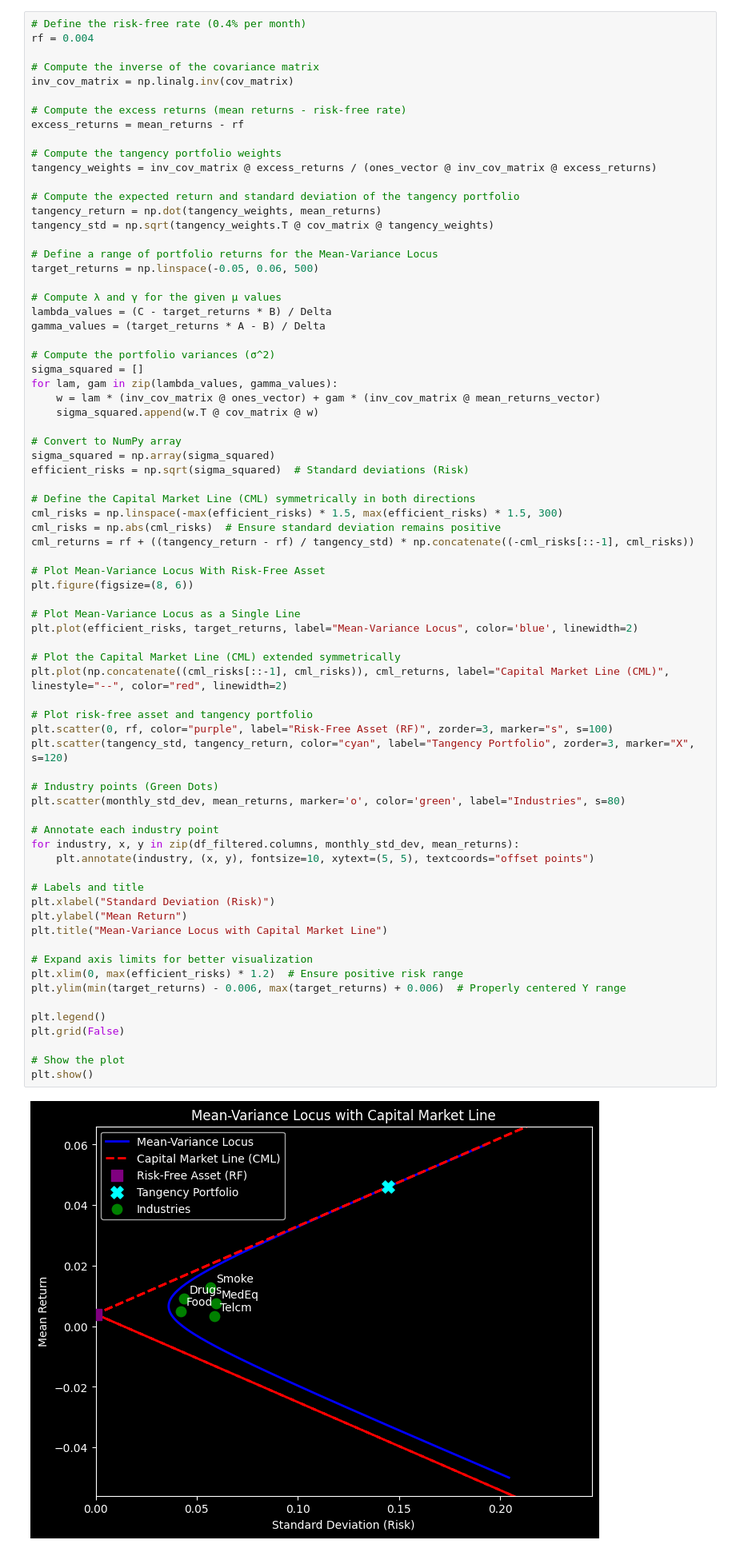
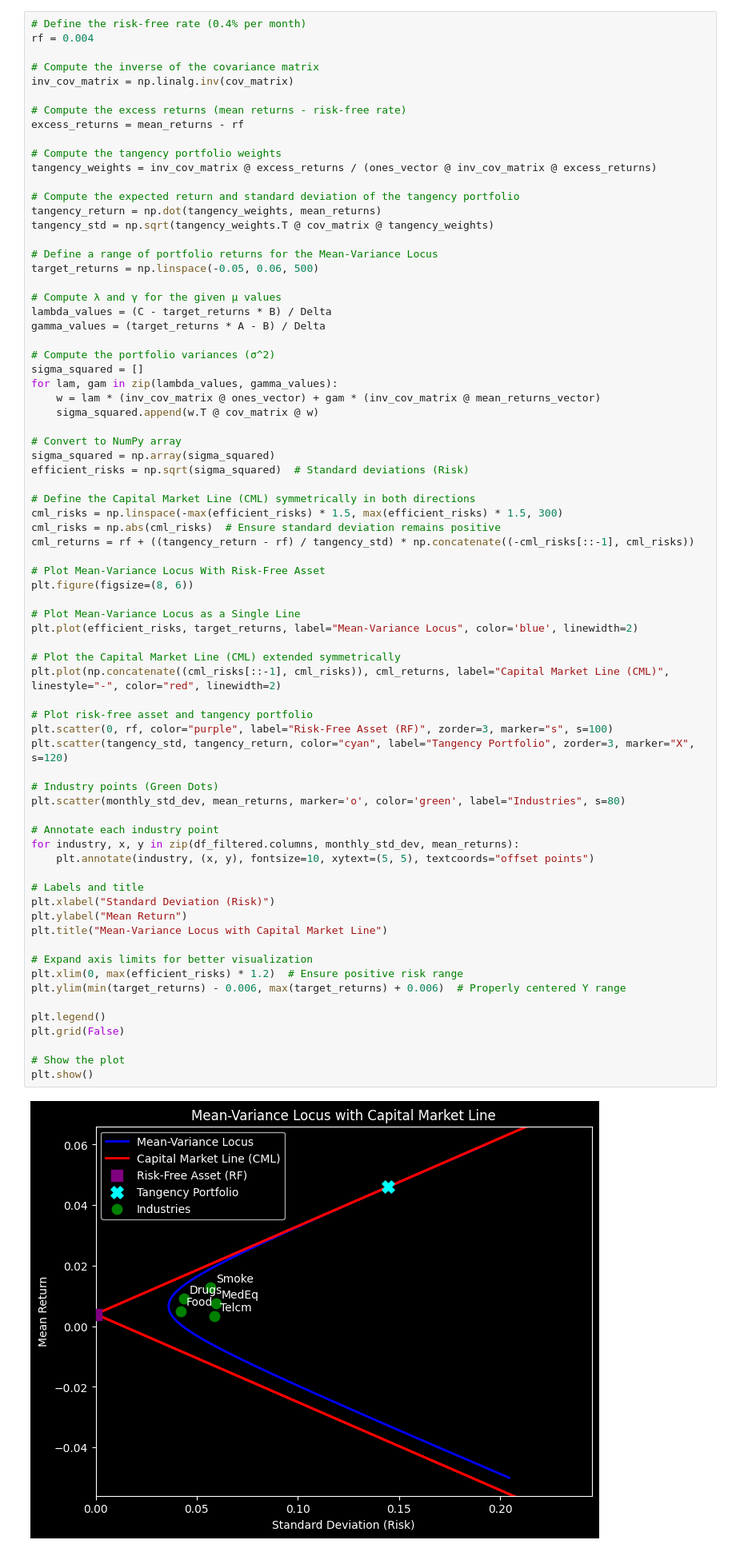
Before and after one commit to fangsitang/portfolio_management, a Jupyter notebook: Part A_Charles_Cleaned.ipynb, the cells around one changed output. Shown at 80% size. Drawn from its saved outputs; the diff is of its cells as text.

```diff
--- a/Part A_Charles_Cleaned.ipynb
+++ b/Part A_Charles_Cleaned.ipynb
@@ -167,35 +167,35 @@ plt.figure(figsize=(8, 6))
 plt.plot(efficient_risks, target_returns, label="Mean-Variance Locus", color='blue', linewidth=2)
 
 # Plot the Capital Market Line (CML) extended symmetrically
-plt.plot(np.concatenate((cml_risks[::-1], cml_risks)), cml_returns, label="Capital Market Line (CML)", linestyle="--", color="red", linewidth=2)
+plt.plot(np.concatenate((cml_risks[::-1], cml_risks)), cml_returns, label="Capital Market Line (CML)", linestyle="-", color="red", linewidth=2)
 
 # Plot risk-free asset and tangency portfolio
 plt.scatter(0, rf, color="purple", label="Risk-Free Asset (RF)", zorder=3, marker="s", s=100)
 plt.scatter(tangency_std, tangency_return, color="cyan", label="Tangency Portfolio", zorder=3, marker="X", s=120)
 
 # Industry points (Green Dots)
 plt.scatter(monthly_std_dev, mean_returns, marker='o', color='green', label="Industries", s=80)
 
 # Annotate each industry point
 for industry, x, y in zip(df_filtered.columns, monthly_std_dev, mean_returns):
     plt.annotate(industry, (x, y), fontsize=10, xytext=(5, 5), textcoords="offset points")
 
 # Labels and title
 plt.xlabel("Standard Deviation (Risk)")
 plt.ylabel("Mean Return")
 plt.title("Mean-Variance Locus with Capital Market Line")
 
 # Expand axis limits for better visualization
 plt.xlim(0, max(efficient_risks) * 1.2)  # Ensure positive risk range
 plt.ylim(min(target_returns) - 0.006, max(target_returns) + 0.006)  # Properly centered Y range
 
 plt.legend()
 plt.grid(False)
 
 # Show the plot
 plt.show()
 # %% [output]
-[figure, old version]
+[figure, new version]
 # %% [markdown]
 ## 3
 # %%
```
